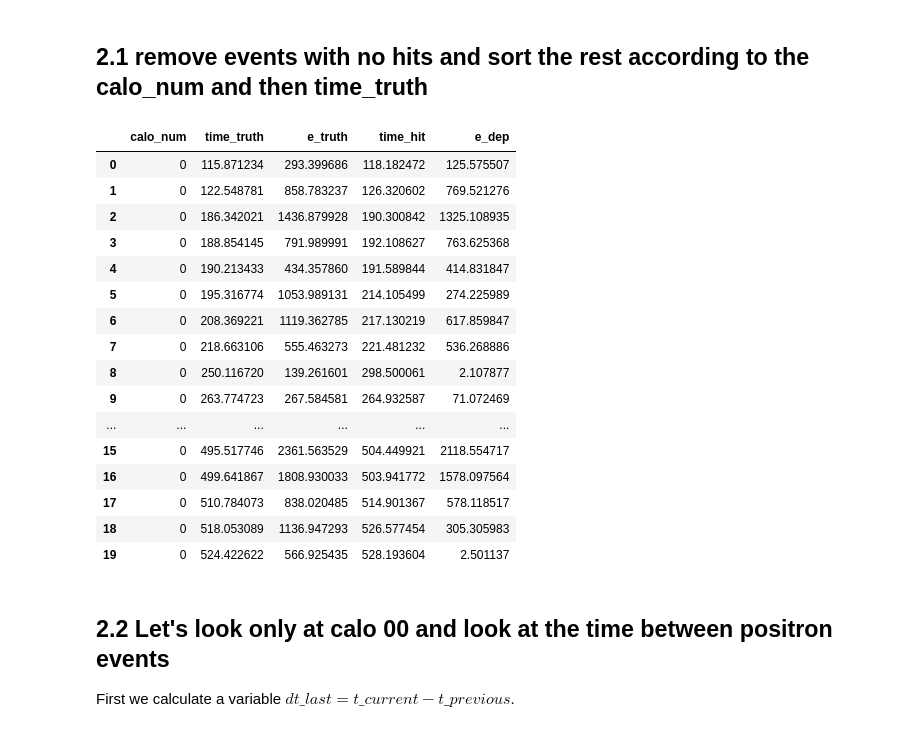
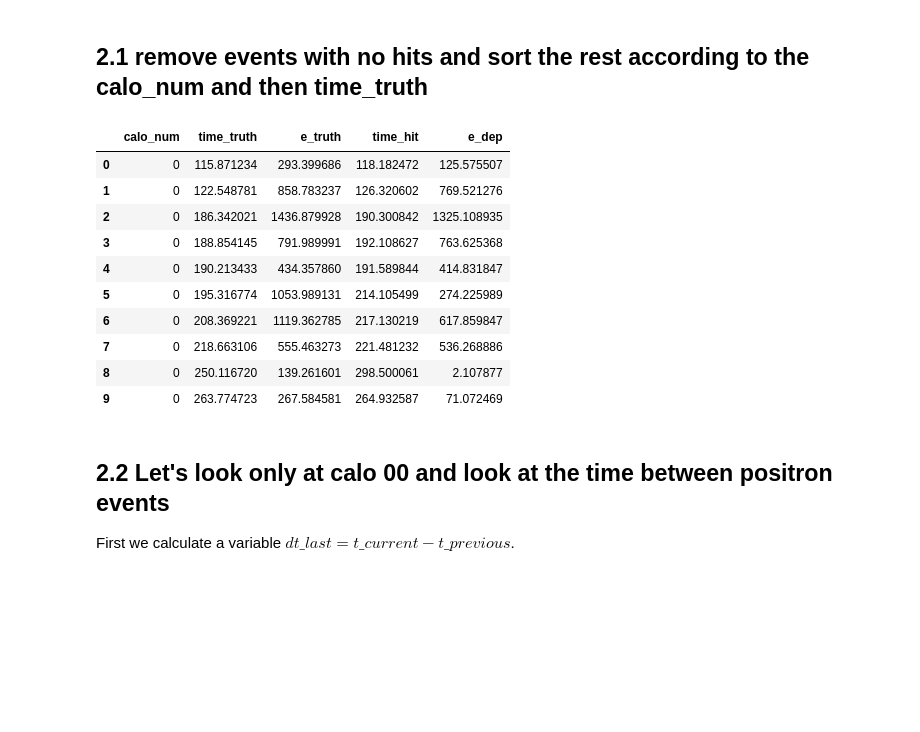
Before and after one commit to kimsiang/MuonG2, a Jupyter notebook: pileup/PileupStudy.ipynb, the cells around one changed output. Saved outputs shown, nothing was run; the diff lists cells and outputs as text; code cells hidden in the pictures; blank space fills up the shorter version.

```diff
--- a/pileup/PileupStudy.ipynb
+++ b/pileup/PileupStudy.ipynb
@@ -98,26 +98,20 @@ array([[<matplotlib.axes._subplots.AxesSubplot object at 0x...>,
 # %%
 df = df[df.calo_num>-1]
 df = df.sort_values(['calo_num','time_truth'])
 df = df.reset_index(drop=True)
-df.head(20)
+df.head(10)
 # %% [output]
 |  | calo_num | time_truth | e_truth | time_hit | e_dep |
 | 0 | 0 | 115.871234 | 293.399686 | 118.182472 | 125.575507 |
 | 1 | 0 | 122.548781 | 858.783237 | 126.320602 | 769.521276 |
 | 2 | 0 | 186.342021 | 1436.879928 | 190.300842 | 1325.108935 |
 | 3 | 0 | 188.854145 | 791.989991 | 192.108627 | 763.625368 |
 | 4 | 0 | 190.213433 | 434.357860 | 191.589844 | 414.831847 |
 | 5 | 0 | 195.316774 | 1053.989131 | 214.105499 | 274.225989 |
 | 6 | 0 | 208.369221 | 1119.362785 | 217.130219 | 617.859847 |
 | 7 | 0 | 218.663106 | 555.463273 | 221.481232 | 536.268886 |
 | 8 | 0 | 250.116720 | 139.261601 | 298.500061 | 2.107877 |
 | 9 | 0 | 263.774723 | 267.584581 | 264.932587 | 71.072469 |
-| ... | ... | ... | ... | ... | ... |
-| 15 | 0 | 495.517746 | 2361.563529 | 504.449921 | 2118.554717 |
-| 16 | 0 | 499.641867 | 1808.930033 | 503.941772 | 1578.097564 |
-| 17 | 0 | 510.784073 | 838.020485 | 514.901367 | 578.118517 |
-| 18 | 0 | 518.053089 | 1136.947293 | 526.577454 | 305.305983 |
-| 19 | 0 | 524.422622 | 566.925435 | 528.193604 | 2.501137 |
 # %% [markdown]
 ## 2.2 Let's look only at calo 00 and look at the time between positron events
 
```
Also changed, not shown: parts of 6 cells of this notebook.
